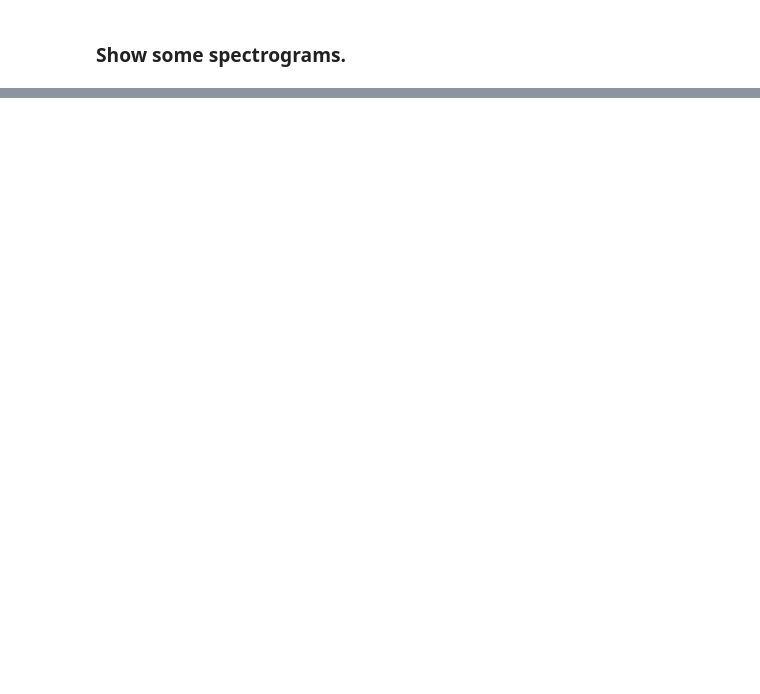
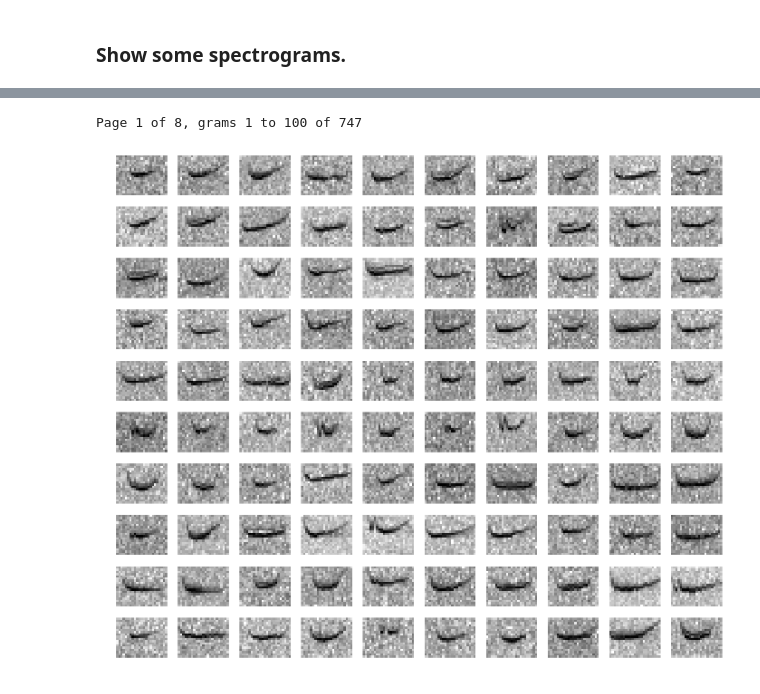
Before and after one commit to HaroldMills/Vesper, a Jupyter notebook: ipython/Species Classification.ipynb, the cells around one changed output, grey strips where cells are left out. Saved outputs shown, nothing was run; the diff lists cells and outputs as text; code cells hidden in the pictures; blank space fills up the shorter version.

```diff
--- a/ipython/Species Classification.ipynb
+++ b/ipython/Species Classification.ipynb
@@ -69,0 +75,5 @@ Page 9 of 9, grams 801 to 900 of 889
+# %%
+show_clips(clips, 'CHSP', 1)
+# %% [output]
+Page 1 of 8, grams 1 to 100 of 747
+[figure, added]
```
Also changed, not shown: parts of 5 cells of this notebook, 1 other file.
